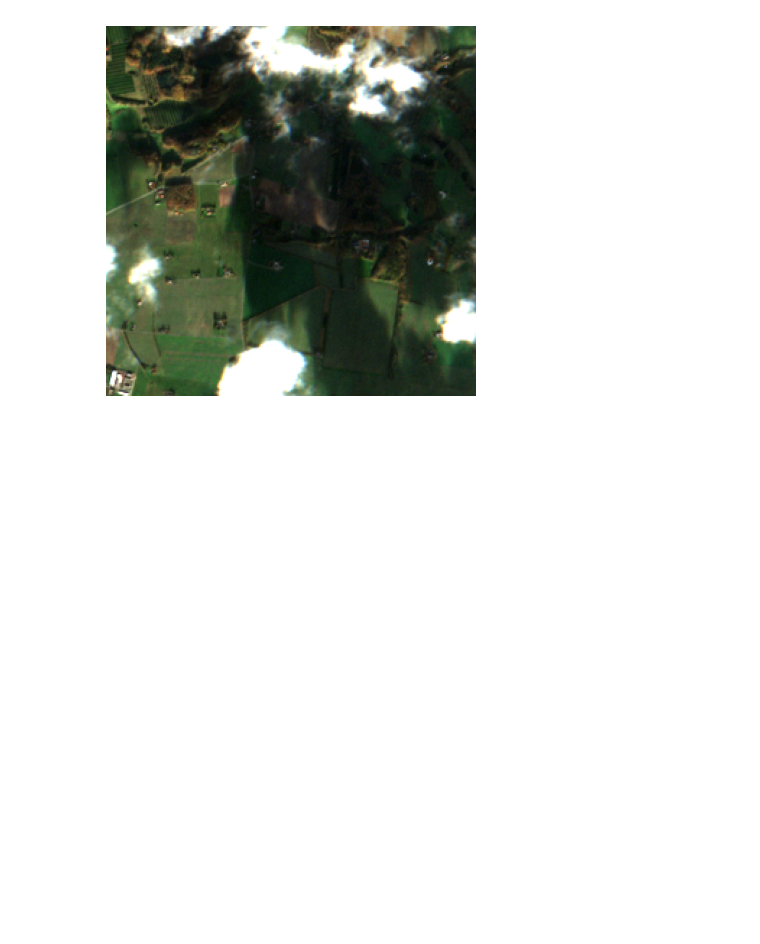
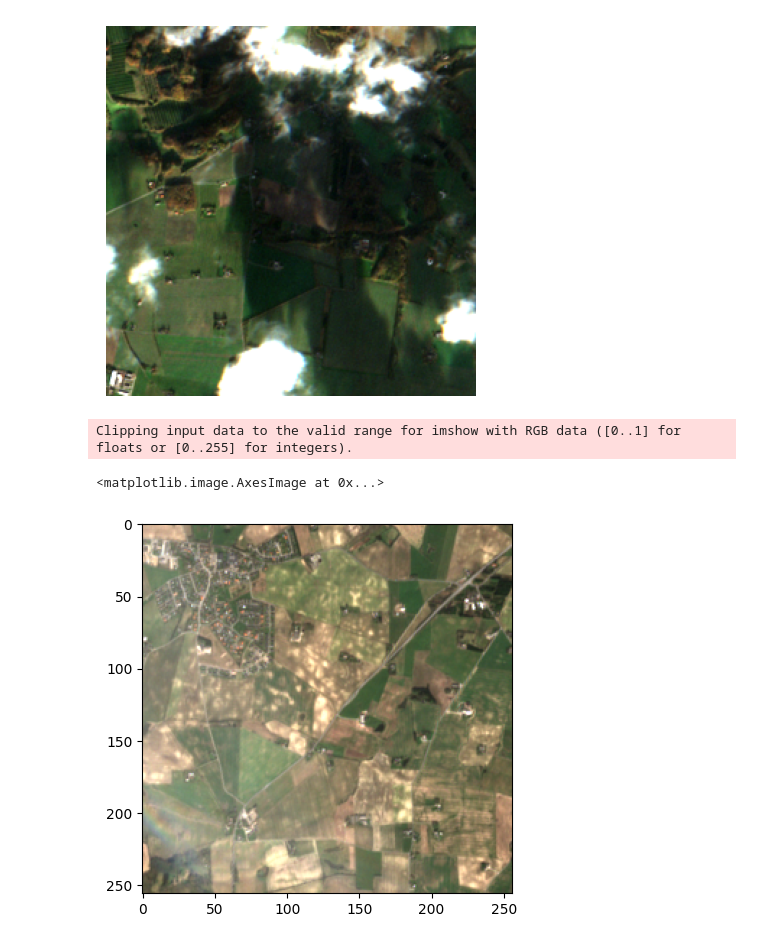
Before and after one commit to ThomasHEBRARD/cloud_removal, a Jupyter notebook: preprocess/normalisation.ipynb, the cells around one changed output. Cells and saved outputs as stored; diff of their text form; code cells hidden in the pictures; blank space fills up the shorter version.

Commit message:
visualisation

```diff
--- a/preprocess/normalisation.ipynb
+++ b/preprocess/normalisation.ipynb
@@ -115,3 +115,23 @@ plt.savefig(n+".png", bbox_inches='tight')
 # %% [output]
 Clipping input data to the valid range for imshow with RGB data ([0..1] for floats or [0..255] for integers).
 [figure]
+# %%
+path = "S2_32VNH_20200323_B02_1530_563980_6207840_256"
+date = "_".join(path.split("_")[:3])
+rest = "_".join(path.split("_")[4:])
+
+CLIP_MIN_S2, CLIP_MAX_S2 = 100, 5800
+
+band2 = gdal.Open(f"data/cropped/s2/{date}/{date}_B02/{date}_B02_{rest}.vrt").ReadAsArray()
+band2 = np.clip(band2, CLIP_MIN_S2, CLIP_MAX_S2)
+band3 = gdal.Open(f"data/cropped/s2/{date}/{date}_B03/{date}_B03_{rest}.vrt").ReadAsArray()
+band3 = np.clip(band3, CLIP_MIN_S2, CLIP_MAX_S2)
+band4 = gdal.Open(f"data/cropped/s2/{date}/{date}_B04/{date}_B04_{rest}.vrt").ReadAsArray()
+band4 = np.clip(band4, CLIP_MIN_S2, CLIP_MAX_S2)
+im = np.stack((band4, band3, band2), axis=-1)/2000
+
+plt.imshow(im)
+# %% [output]
+Clipping input data to the valid range for imshow with RGB data ([0..1] for floats or [0..255] for integers).
+<matplotlib.image.AxesImage at 0x...>
+[figure, added]
```
Also changed, not shown: parts of 1 cell of this notebook, 6 other files.
